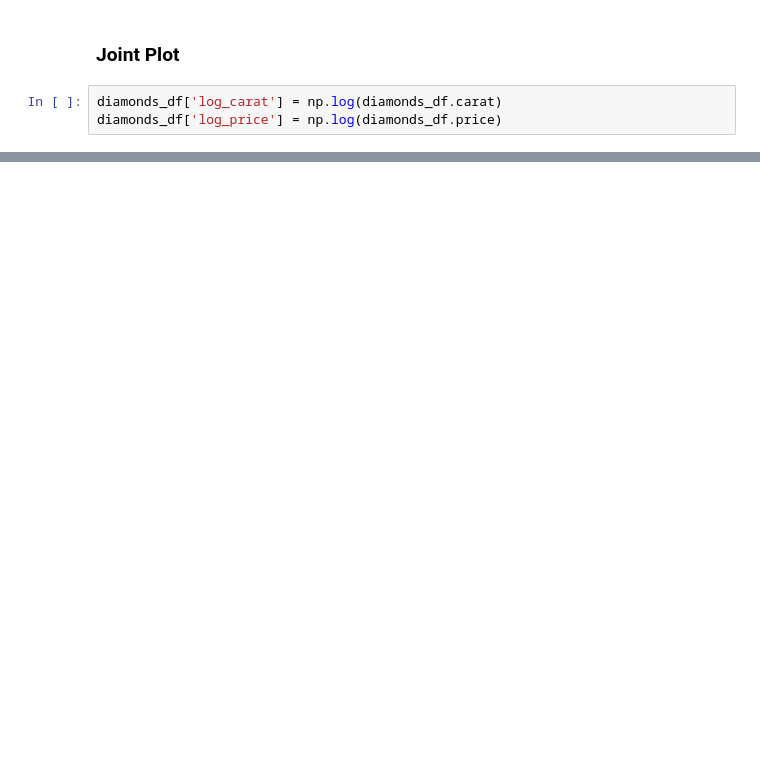
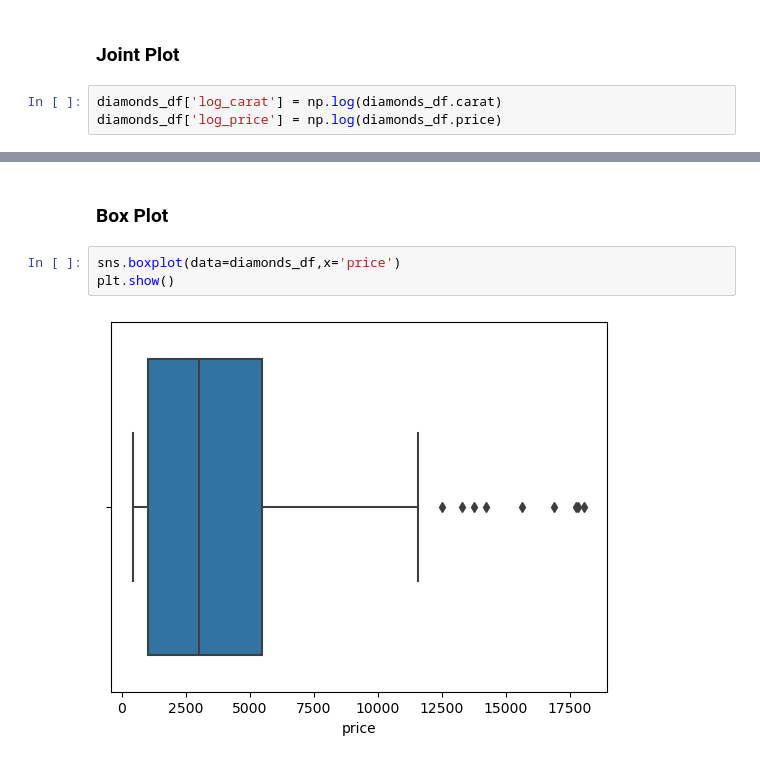
Before and after one commit to AmeUr56/Notes, a Jupyter notebook: Visualizations/Seaborn .ipynb, the cells around one changed output, grey strips where cells are left out. Cells and saved outputs as stored; diff of their text form; blank space fills up the shorter version.

```diff
--- a/Visualizations/Seaborn .ipynb
+++ b/Visualizations/Seaborn .ipynb
@@ -163,0 +105,7 @@ clarity :  8
+# %% [markdown]
+### Box Plot
+# %%
+sns.boxplot(data=diamonds_df,x='price')
+plt.show()
+# %% [output]
+[figure, added]
```
Also changed, not shown: parts of 26 cells of this notebook.
